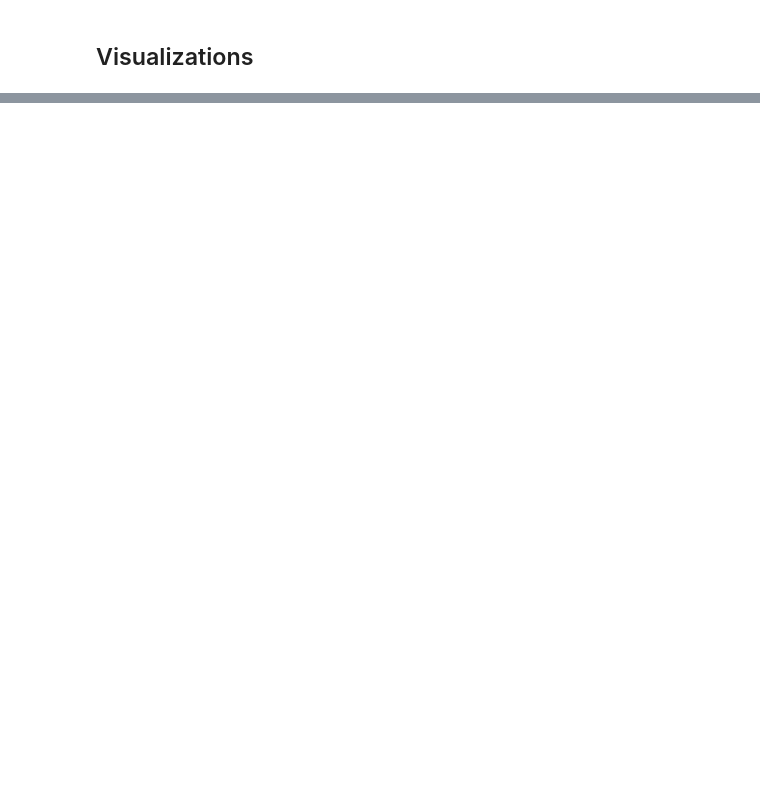
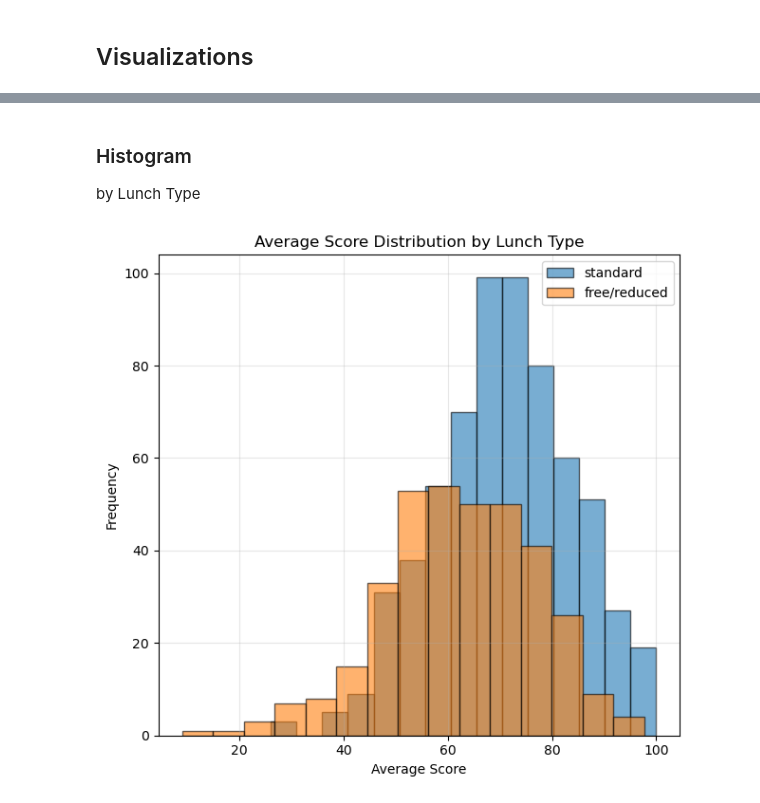
Before and after one commit to raquem-annierose/PolyTech-Sample-Notebook, a Jupyter notebook: student_exam_performance.ipynb, the cells around one changed output, grey strips where cells are left out. Cells and saved outputs as stored; diff of their text form; code cells hidden in the pictures; blank space fills up the shorter version.

```diff
--- a/student_exam_performance.ipynb
+++ b/student_exam_performance.ipynb
@@ -90,0 +375,20 @@ plt.show()
+# %% [markdown]
+### Histogram
+by Lunch Type
+# %%
+plt.figure(figsize=(12, 6))
+
+plt.subplot(1, 2, 2)
+for lunch in df['lunch'].unique():
+    subset = df[df['lunch'] == lunch]
+    plt.hist(subset['average_score'], bins=15, alpha=0.6, label=lunch, edgecolor='black')
+plt.title('Average Score Distribution by Lunch Type')
+plt.xlabel('Average Score')
+plt.ylabel('Frequency')
+plt.legend()
+plt.grid(True, alpha=0.3)
+
+plt.tight_layout()
+plt.show()
+# %% [output]
+[figure, added]
```
Also changed, not shown: parts of 44 cells of this notebook, 2 other files.
